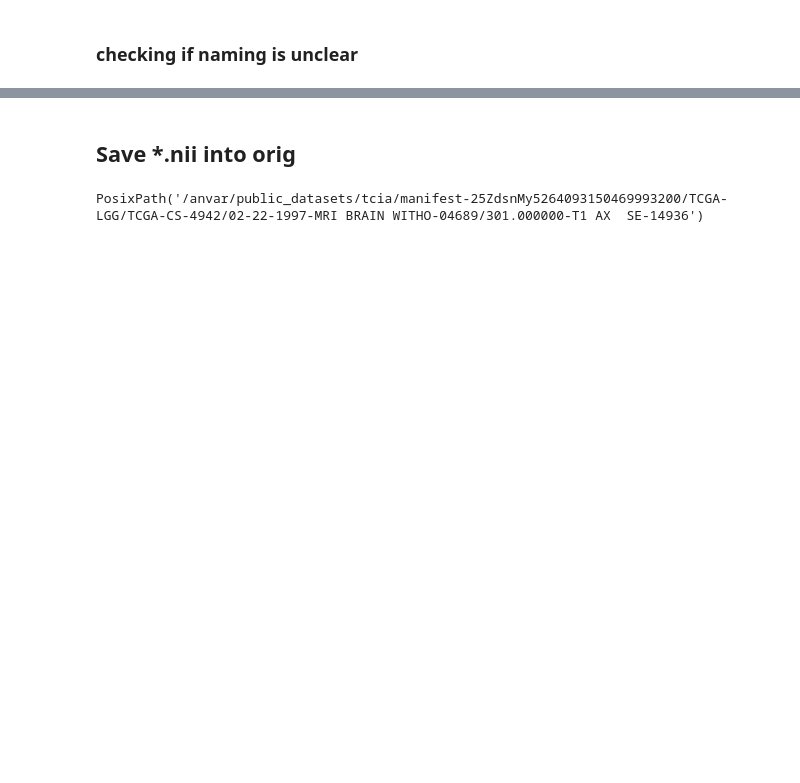
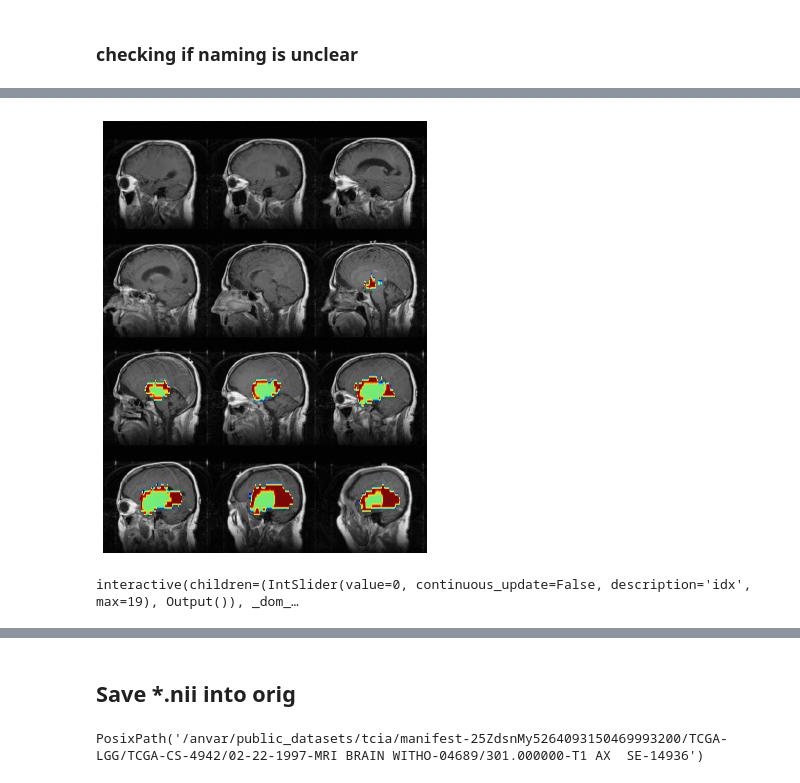
Before and after one commit to MedImAIR/brain-mri-processing-pipeline, a Jupyter notebook: datasets/dataset_test/[progress]lgg_dataset_prep.ipynb, the cells around one changed output, grey strips where cells are left out. Drawn from its saved outputs; the diff is of its cells as text; code cells hidden in the pictures; blank space fills up the shorter version.

```diff
--- a/datasets/dataset_test/[progress]lgg_dataset_prep.ipynb
+++ b/datasets/dataset_test/[progress]lgg_dataset_prep.ipynb
@@ -301,0 +374,7 @@ Conversion required 0.053695 seconds (0.038480 for core code).
+# %%
+import ants
+
+ants.plot(ants.image_read('/anvar/public_datasets/preproc_study/lgg/orig/TCGA-CS-4944/CT1.nii.gz'),
+         ants.image_read('/anvar/public_datasets/preproc_study/lgg/orig/TCGA-CS-4944/CT1_SEG.nii.gz'))
+# %% [output]
+[figure, added]
@@ -301,0 +390,4 @@ Conversion required 0.053695 seconds (0.038480 for core code).
+# %%
+slice3d(ct1_orig.numpy(), seg_orig.numpy())
+# %% [output]
+interactive(children=(IntSlider(value=0, continuous_update=False, description='idx', max=19), Output()), _dom_…
```
Also changed, not shown: parts of 32 cells of this notebook, 25 other files.
